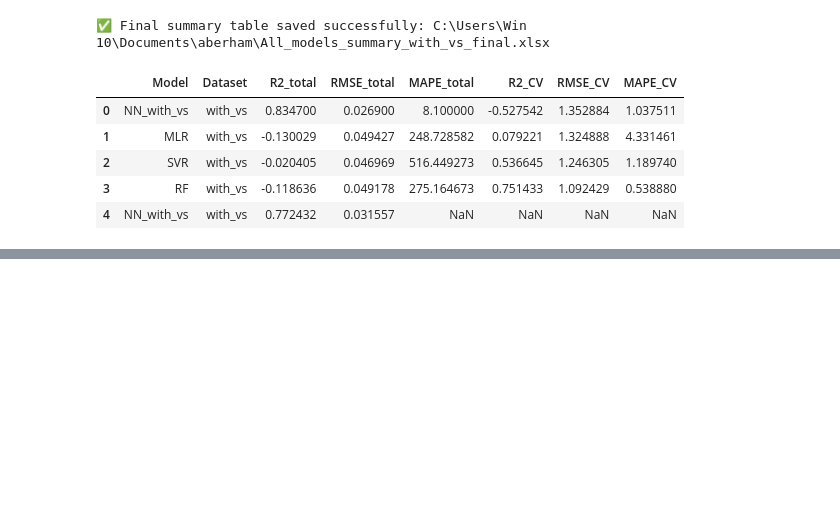
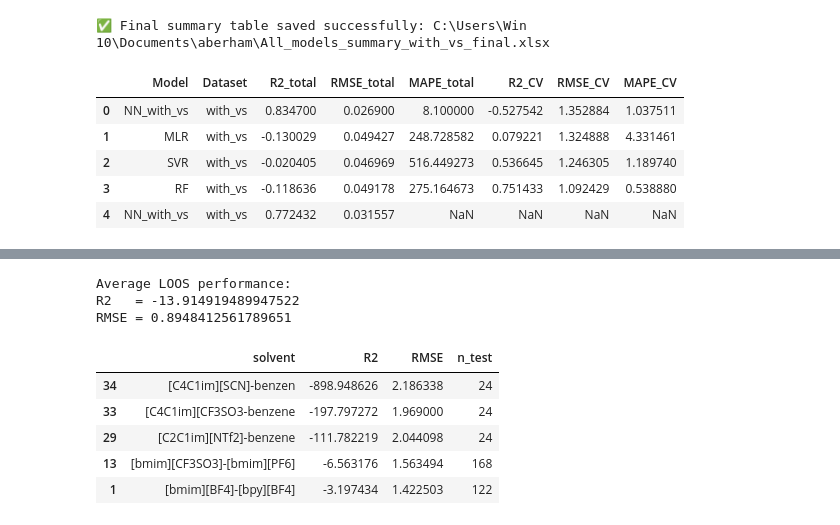
Before and after one commit to behboudielmira-source/Abraham-Jouyban-Viscosity-ML, a Jupyter notebook: NN_full_predictions_with_vs.ipynb, the cells around one changed output, grey strips where cells are left out. Saved outputs shown, nothing was run; the diff lists cells and outputs as text; code cells hidden in the pictures; blank space fills up the shorter version.

```diff
--- a/NN_full_predictions_with_vs.ipynb
+++ b/NN_full_predictions_with_vs.ipynb
@@ -1011,0 +1159,12 @@ summary_table
+# %%
+from sklearn.metrics import r2_score, mean_squared_error, mean_absolute_percentage_error
+
+y_pred = model.predict(X_test_scaled).ravel()
+
+R2 = r2_score(y_test, y_pred)
+RMSE = np.sqrt(mean_squared_error(y_test, y_pred))
+MAPE = mean_absolute_percentage_error(np.exp(y_test), np.exp(y_pred)) * 100
+
+print(f"R2   = {R2:.3f}")
+print(f"RMSE = {RMSE:.4f}")
+print(f"MAPE = {MAPE:.2f} %")
@@ -1011,0 +1181,9 @@ summary_table
+# %%
+# solvent identifier (pair-wise symmetric)
+df['solvent_pair'] = df.apply(
+    lambda r: '-'.join(sorted([str(r['solvent1']), str(r['solvent2'])])),
+    axis=1
+)
+
+unique_solvents = df['solvent_pair'].unique()
+print("Number of unique solvent systems:", len(unique_solvents))
@@ -1011,0 +1192,14 @@ summary_table
+# %%
+# ===============================
+# Cell 3 — NN_with_vs
+# ===============================
+
+feature_cols = [
+    'a_avg','b_avg','s_avg','e_avg','v_avg',
+    'a_diff','b_diff','s_diff','e_diff','v_diff',
+    'x1','t',
+    'vs1','vs2'   # ← اضافه می‌شوند
+]
+
+X_all = df[feature_cols]
+y_all = np.log(df['vsm'])   # target
@@ -1011,0 +1300,18 @@ summary_table
+# %%
+df_results = pd.DataFrame(results)
+
+print("Average LOOS performance:")
+print("R2   =", df_results['R2'].mean())
+print("RMSE =", df_results['RMSE'].mean())
+
+df_results.sort_values('R2').head()
+# %% [output]
+Average LOOS performance:
+R2   = -13.914919489947522
+RMSE = 0.8948412561789651
+|  | solvent | R2 | RMSE | n_test |
+| 34 | [C4C1im][SCN]-benzen | -898.948626 | 2.186338 | 24 |
+| 33 | [C4C1im][CF3SO3-benzene | -197.797272 | 1.969000 | 24 |
+| 29 | [C2C1im][NTf2]-benzene | -111.782219 | 2.044098 | 24 |
+| 13 | [bmim][CF3SO3]-[bmim][PF6] | -6.563176 | 1.563494 | 168 |
+| 1 | [bmim][BF4]-[bpy][BF4] | -3.197434 | 1.422503 | 122 |
```
Also changed, not shown: parts of 12 cells of this notebook, 2 other files.
